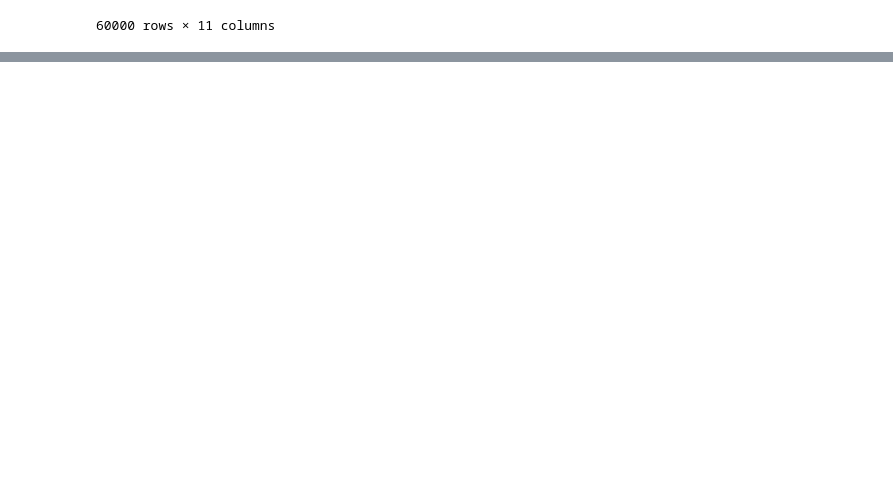
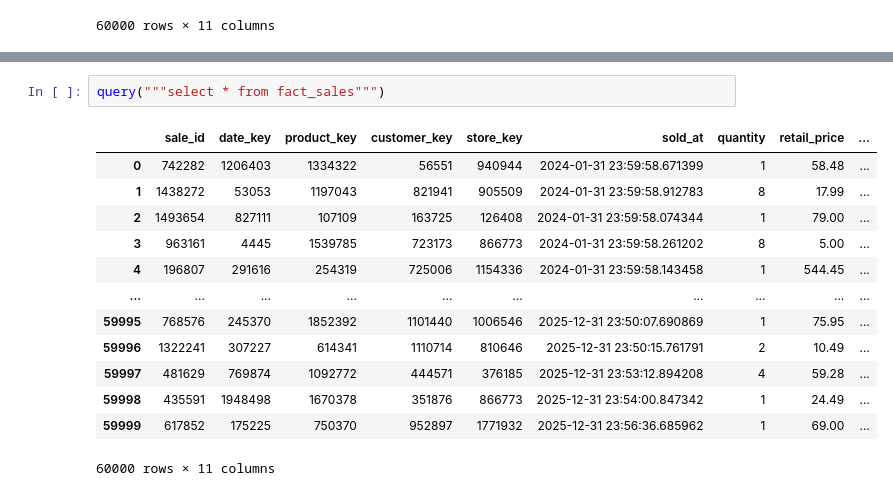
Before and after one commit to Retail-Analytical-Platform/Retail-Analytics-Data, a Jupyter notebook: etl/main_pipeline.ipynb, the cells around one changed output, grey strips where cells are left out. Drawn from its saved outputs; the diff is of its cells as text; blank space fills up the shorter version.

```diff
--- a/etl/main_pipeline.ipynb
+++ b/etl/main_pipeline.ipynb
@@ -592,0 +804,16 @@ query("""select * from fact_sales""")
+# %%
+query("""select * from fact_sales""")
+# %% [output]
+|  | sale_id | date_key | product_key | customer_key | store_key | sold_at | quantity | retail_price | ... |
+| 0 | 742282 | 1206403 | 1334322 | 56551 | 940944 | 2024-01-31 23:59:58.671399 | 1 | 58.48 | ... |
+| 1 | 1438272 | 53053 | 1197043 | 821941 | 905509 | 2024-01-31 23:59:58.912783 | 8 | 17.99 | ... |
+| 2 | 1493654 | 827111 | 107109 | 163725 | 126408 | 2024-01-31 23:59:58.074344 | 1 | 79.00 | ... |
+| 3 | 963161 | 4445 | 1539785 | 723173 | 866773 | 2024-01-31 23:59:58.261202 | 8 | 5.00 | ... |
+| 4 | 196807 | 291616 | 254319 | 725006 | 1154336 | 2024-01-31 23:59:58.143458 | 1 | 544.45 | ... |
+| ... | ... | ... | ... | ... | ... | ... | ... | ... | ... |
+| 59995 | 768576 | 245370 | 1852392 | 1101440 | 1006546 | 2025-12-31 23:50:07.690869 | 1 | 75.95 | ... |
+| 59996 | 1322241 | 307227 | 614341 | 1110714 | 810646 | 2025-12-31 23:50:15.761791 | 2 | 10.49 | ... |
+| 59997 | 481629 | 769874 | 1092772 | 444571 | 376185 | 2025-12-31 23:53:12.894208 | 4 | 59.28 | ... |
+| 59998 | 435591 | 1948498 | 1670378 | 351876 | 866773 | 2025-12-31 23:54:00.847342 | 1 | 24.49 | ... |
+| 59999 | 617852 | 175225 | 750370 | 952897 | 1771932 | 2025-12-31 23:56:36.685962 | 1 | 69.00 | ... |
+60000 rows × 11 columns
```
Also changed, not shown: parts of 20 cells of this notebook, 2 other files.
